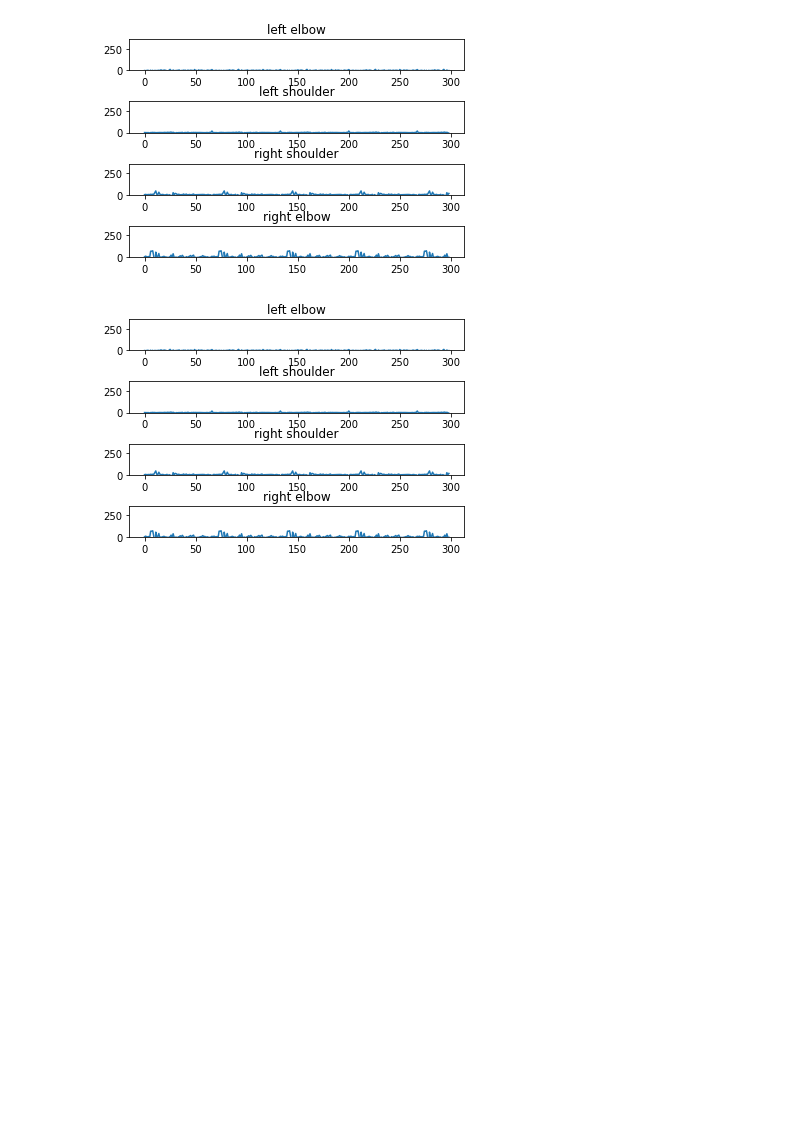
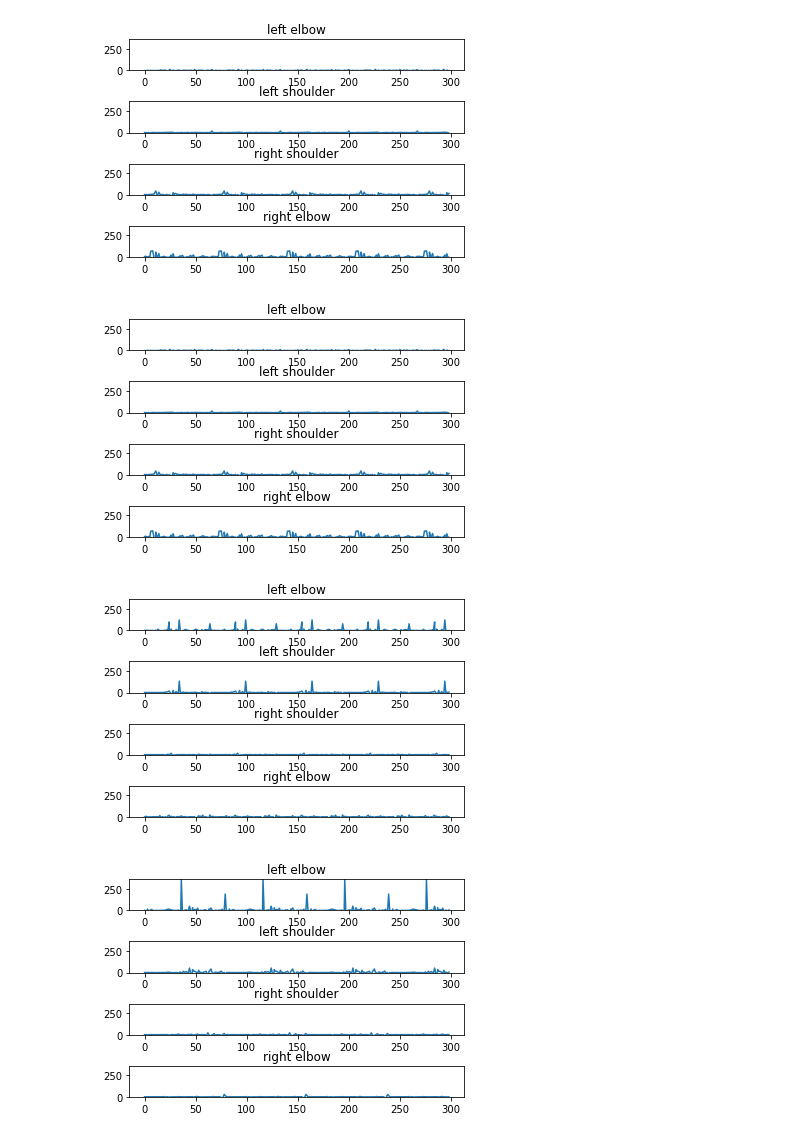
Before and after one commit to vedoly/handwave-detection, a Jupyter notebook: EDA.ipynb, the cells around one changed output. Saved outputs shown, nothing was run; the diff lists cells and outputs as text; code cells hidden in the pictures; blank space fills up the shorter version.

Commit message:
add wave diff analysis

```diff
--- a/EDA.ipynb
+++ b/EDA.ipynb
@@ -124,3 +124,11 @@ wavePlot(np.diff(angle_wave[0]))
 # %%
 np.save('data/wave_diff.npy',np.diff(angle_wave) )
 np.save('data/not_wave_diff.npy',np.diff(angle_not_wave))
+# %%
+wavePlot(np.diff(angle_wave)[5])
+wavePlot(np.diff(angle_not_wave)[5])
+# for i in range(300):
+#     skeletonPlot(not_wave[5][i])
+# %% [output]
+[figure, added]
+[figure, added]
```
Also changed, not shown: 3 other files.
